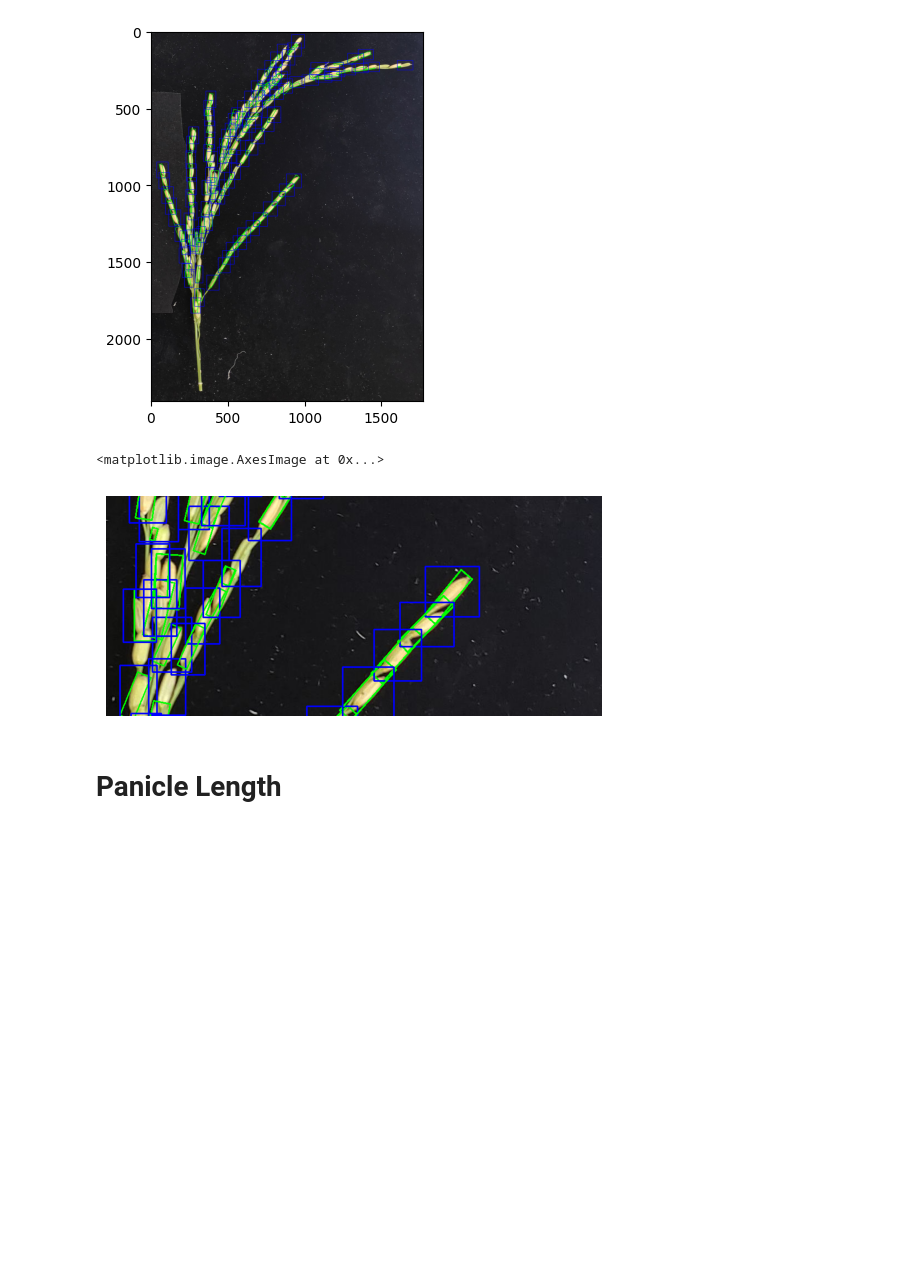
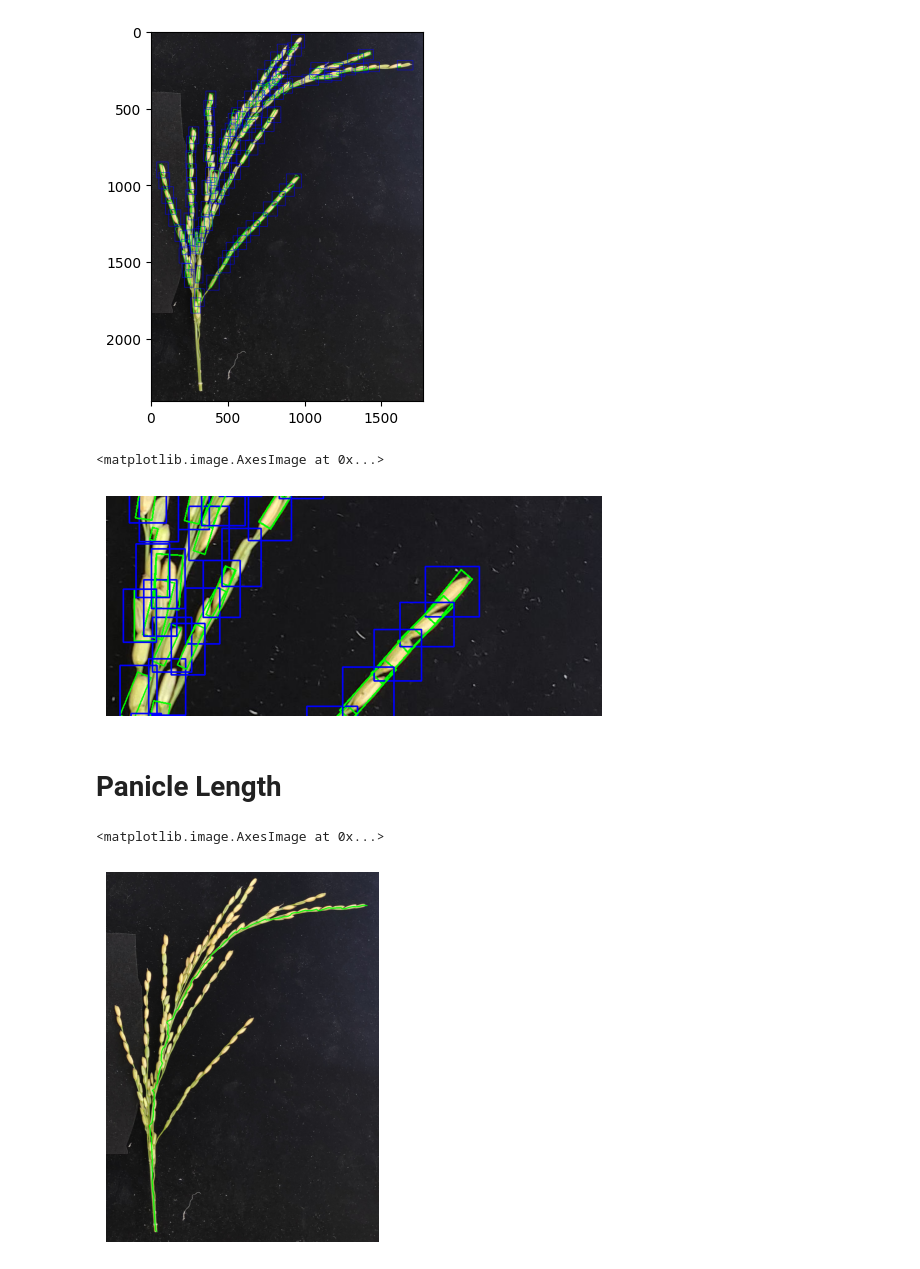
Before and after one commit to totti0223/phenogarden, a Jupyter notebook: modules/001_rice_panicle/main.ipynb, the cells around one changed output. Drawn from its saved outputs; the diff is of its cells as text; code cells hidden in the pictures; blank space fills up the shorter version.

```diff
--- a/modules/001_rice_panicle/main.ipynb
+++ b/modules/001_rice_panicle/main.ipynb
@@ -26,0 +15,23 @@ ort.get_available_providers()
+# %%
+# check if onnxruntime can use gpu
+import subprocess
+import onnxruntime as ort
+
+# 利用可能なプロバイダーを取得
+available_providers = ort.get_available_providers()
+
+# 物理的な GPU が存在するかチェックする関数
+def is_physical_gpu_available():
+    try:
+        result = subprocess.run(["cuda", "--version"], stdout=subprocess.PIPE, stderr=subprocess.PIPE)
+        return result.returncode == 0
+    except FileNotFoundError:
+        return False
+
+# GPU が利用可能かをチェック
+if 'CUDAExecutionProvider' in available_providers and is_physical_gpu_available():
+    providers = ['CUDAExecutionProvider', 'CPUExecutionProvider']
+else:
+    providers = ['CPUExecutionProvider']
+
+print(f"Selected providers: {providers}")
@@ -39,7 +52,8 @@ class YOLOv8:
     推論と後処理を担当する。
     """
 
-    def __init__(self, onnx_model: str, confidence_thres: float, iou_thres: float):
+    def __init__(self, onnx_model: str, confidence_thres: float, iou_thres: float,
+                 providers=["CUDAExecutionProvider", "CPUExecutionProvider"]):
         """
         YOLOv8のインスタンスを初期化する。
 
@@ -54,7 +68,7 @@ class YOLOv8:
 
         # ONNXモデルを用いて推論セッションを作成。CUDAとCPUの両方を利用する。
         self.session = ort.InferenceSession(self.onnx_model,
-                                            providers=["CUDAExecutionProvider", "CPUExecutionProvider"])
+                                            providers=providers)
         self.model_inputs = self.session.get_inputs()
 
         # モデルの入力サイズを取得する
@@ -158,7 +172,7 @@ class YOLOv8:
         outputs = self.session.run(None, {self.model_inputs[0].name: img_data})
         return self.postprocess(outputs)
 # %%
-detector = YOLOv8('GrainNuber.onnx', 0.1, 0.8)
+detector = YOLOv8('GrainNuber.onnx', 0.1, 0.8, providers=providers)
 # %%
 path = "/content/EOPT/show/cut/1269.jpg"
 result = detector(path)
@@ -567,3 +604,14 @@ def analyze_panicle_length(image, uncut_image, y_coordinate_ratio=None, real_rad
     df = pd.DataFrame([[real_length, pixels_per_mm]], columns=['Panicle Length (mm)', 'Pixels/mm'])
 
     return annotated_image, df
+# %%
+image = cv2.imread("/content/EOPT/show/cut/1269.jpg")
+uncut = cv2.imread("/content/EOPT/show/raw/1269.jpg")
+
+annotated_image,df = analyze_panicle_length(image, uncut)
+# %%
+plt.axis("off")
+plt.imshow(annotated_image[...,::-1])
+# %% [output]
+<matplotlib.image.AxesImage at 0x...>
+[figure, added]
```
Also changed, not shown: parts of 6 cells of this notebook.
